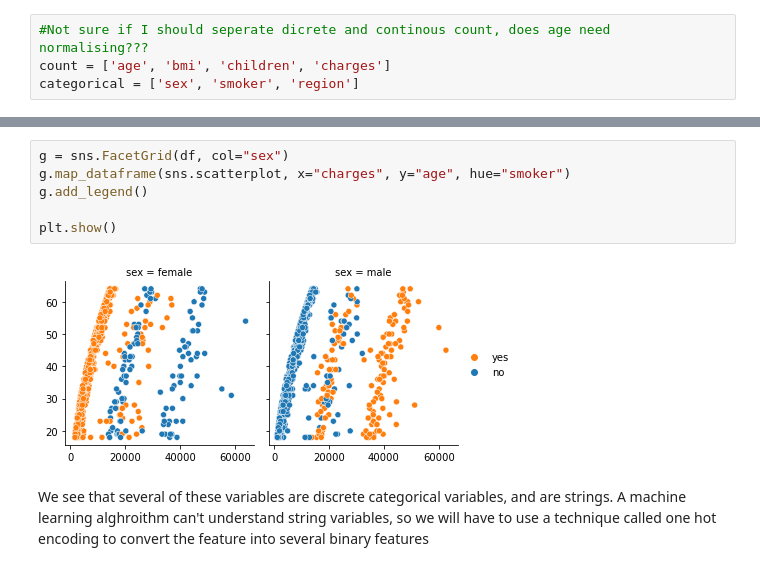
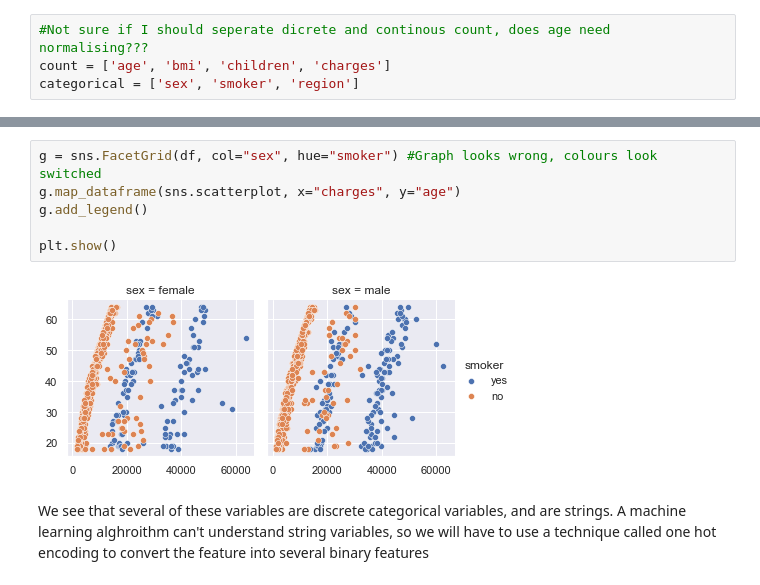
Before and after one commit to mchaudry1/IUBDC, a Jupyter notebook: HealthInsuranceAnalysis.ipynb, the cells around one changed output, grey strips where cells are left out. Drawn from its saved outputs; the diff is of its cells as text.

```diff
--- a/HealthInsuranceAnalysis.ipynb
+++ b/HealthInsuranceAnalysis.ipynb
@@ -91,13 +93,13 @@ The charge seems to be higher by age.""")
 There seems to be 3 significantly spaced apart bands, or clusters that show up when seperating by age. For each cluster
 The charge seems to be higher by age.
 # %%
-g = sns.FacetGrid(df, col="sex")
-g.map_dataframe(sns.scatterplot, x="charges", y="age", hue="smoker")
+g = sns.FacetGrid(df, col="sex", hue="smoker") #Graph looks wrong, colours look switched
+g.map_dataframe(sns.scatterplot, x="charges", y="age")
 g.add_legend()
 
 plt.show()
 # %% [output]
-[figure, old version]
+[figure, new version]
 # %% [markdown]
 We see that several of these variables are discrete categorical variables, and are strings. A machine learning alghroithm
 can't understand string variables, so we will have to use a technique called one hot encoding to convert the feature into
```
Also changed, not shown: parts of 25 cells of this notebook.
